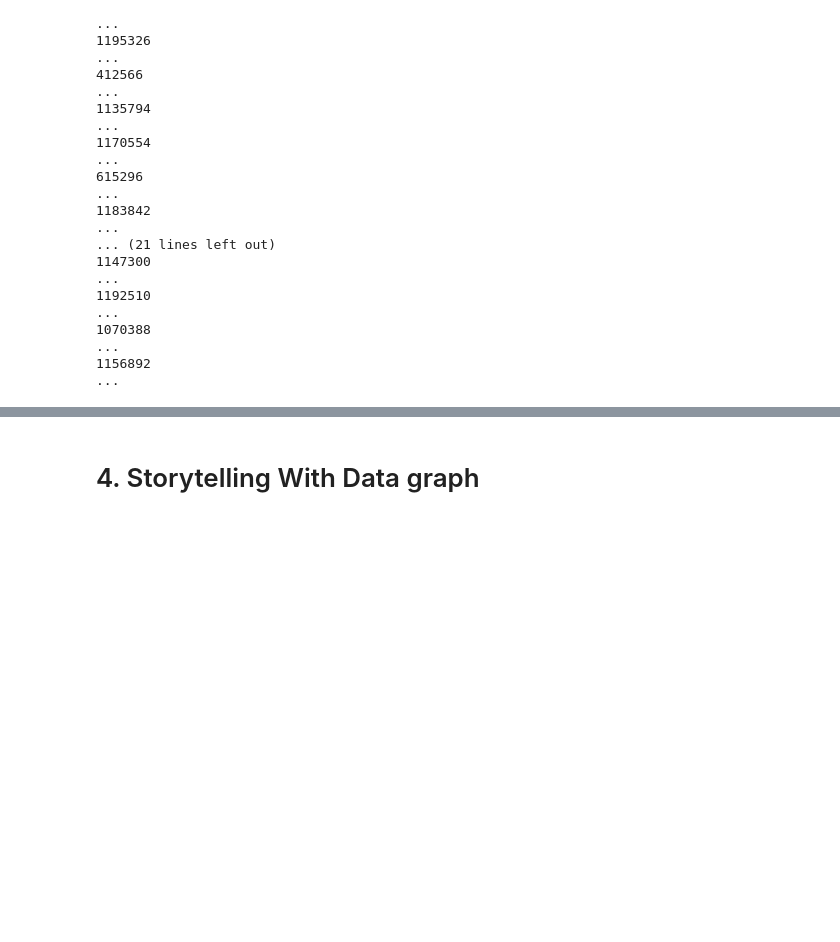
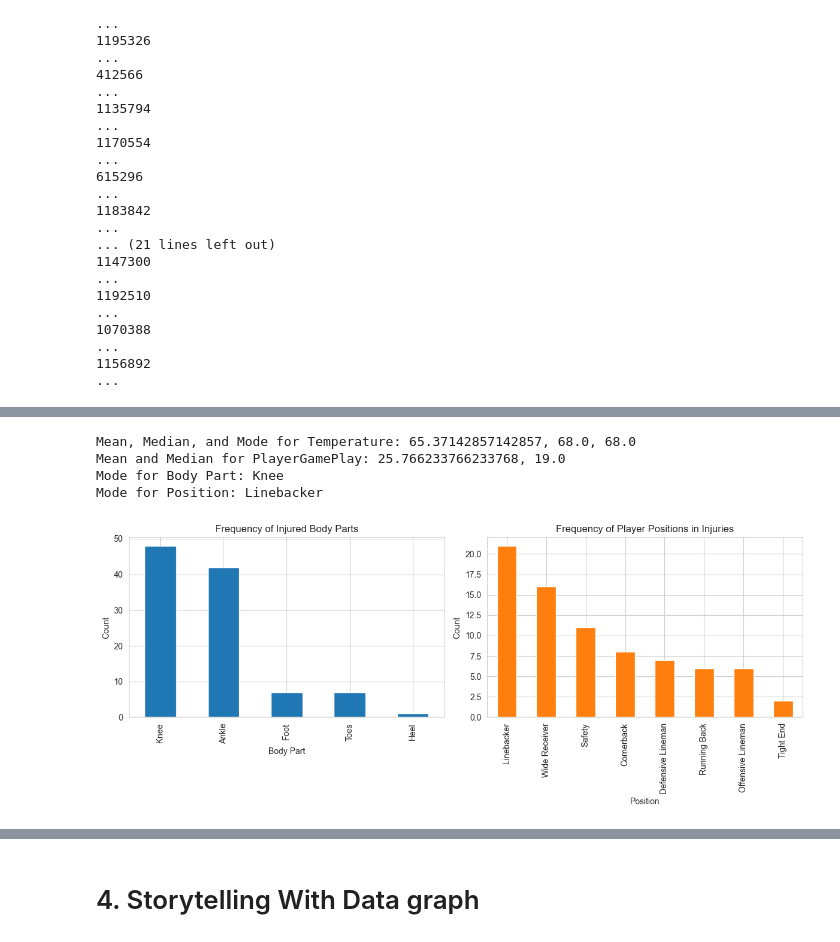
Before and after one commit to cwmckee91/dx699, a Jupyter notebook: 2025-spring-B2/ModB2-Week4-McKee-Chris.ipynb, the cells around one changed output, grey strips where cells are left out. Cells and saved outputs as stored; diff of their text form; code cells hidden in the pictures; blank space fills up the shorter version.

```diff
--- a/2025-spring-B2/ModB2-Week4-McKee-Chris.ipynb
+++ b/2025-spring-B2/ModB2-Week4-McKee-Chris.ipynb
@@ -856,0 +918,40 @@ MCL: 9
+# %%
+temperature_cleaned = df_merged['Temperature'][df_merged['Temperature'] > -100]
+temperature_mean = temperature_cleaned.mean()
+temperature_median = temperature_cleaned.median()
+temperature_mode = temperature_cleaned.mode()[0] if not temperature_cleaned.mode().empty else None
+
+player_game_play_mean = df_merged['PlayerGamePlay'].mean() if 'PlayerGamePlay' in df_merged.columns else None
+player_game_play_median = df_merged['PlayerGamePlay'].median() if 'PlayerGamePlay' in df_merged.columns else None
+mode_body_part = df_merged['BodyPart'].mode()[0] if 'BodyPart' in df_merged.columns else None
+mode_position = df_merged['RosterPosition'].mode()[0] if 'RosterPosition' in df_merged.columns else None
+
+print(f"\nMean, Median, and Mode for Temperature: {temperature_mean}, {temperature_median}, {temperature_mode}")
+print(f"Mean and Median for PlayerGamePlay: {player_game_play_mean}, {player_game_play_median}")
+print(f"Mode for Body Part: {mode_body_part}")
+print(f"Mode for Position: {mode_position}")
+# %% [output]
+Mean, Median, and Mode for Temperature: 65.37142857142857, 68.0, 68.0
+Mean and Median for PlayerGamePlay: 25.766233766233768, 19.0
+Mode for Body Part: Knee
+Mode for Position: Linebacker
+# %%
+plt.figure(figsize=(12, 5))
+if 'BodyPart' in df_merged.columns:
+    plt.subplot(1, 2, 1)
+    df_merged['BodyPart'].value_counts().plot(kind='bar', color='tab:blue')
+    plt.title("Frequency of Injured Body Parts")
+    plt.xlabel("Body Part")
+    plt.ylabel("Count")
+
+if 'RosterPosition' in df_merged.columns:
+    plt.subplot(1, 2, 2)
+    df_merged['RosterPosition'].value_counts().plot(kind='bar', color='tab:orange')
+    plt.title("Frequency of Player Positions in Injuries")
+    plt.xlabel("Position")
+    plt.ylabel("Count")
+
+plt.tight_layout()
+plt.show()
+# %% [output]
+[figure, added]
```
Also changed, not shown: parts of 16 cells of this notebook.
